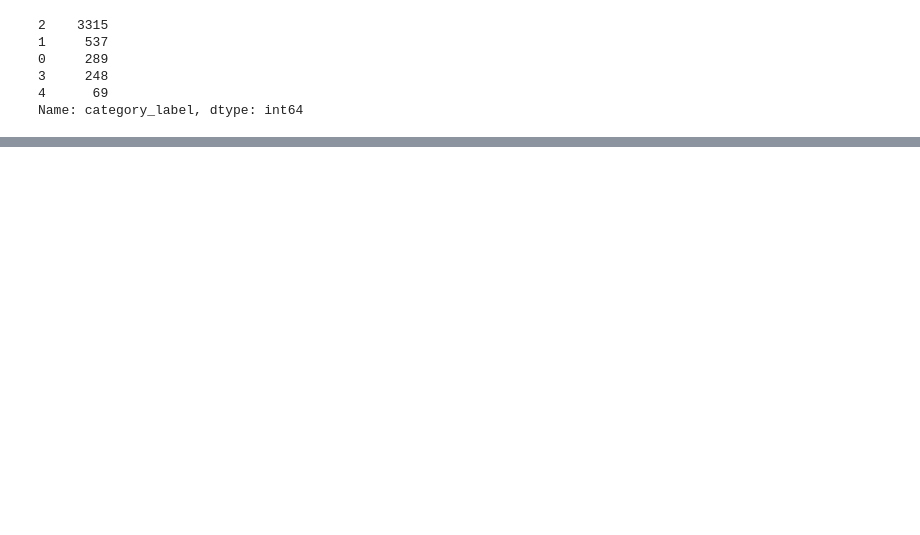
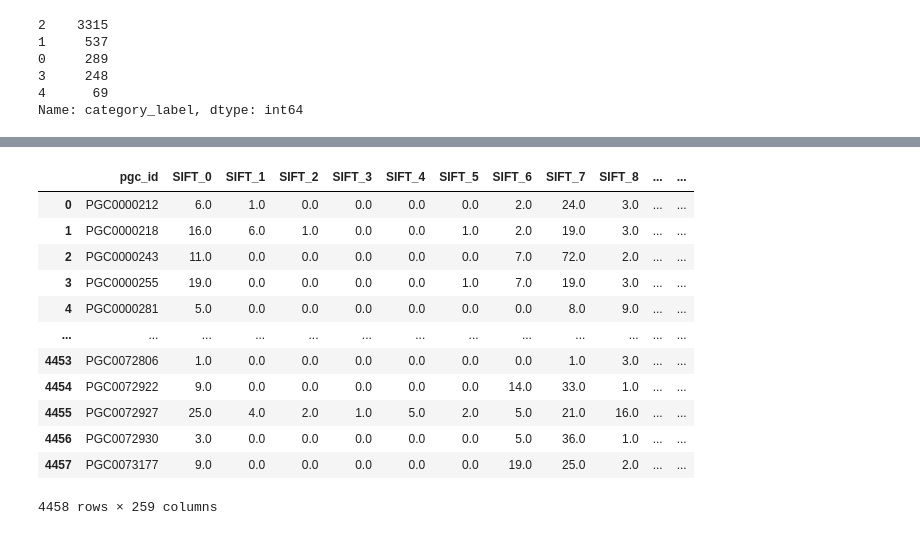
Before and after one commit to frankmaayn/galaxy_computer_vision_with_EFIGI_data, a Jupyter notebook: Notebooks/Data Label Processing.ipynb, the cells around one changed output, grey strips where cells are left out. Cells and saved outputs as stored; diff of their text form; code cells hidden in the pictures; blank space fills up the shorter version.

```diff
--- a/Notebooks/Data Label Processing.ipynb
+++ b/Notebooks/Data Label Processing.ipynb
@@ -92,2 +112,18 @@ feature_data["label"] = efigi_labels.category_label
 # %%
 feature_data.to_csv("EFIGI_SIFT_feature_data.csv", index=False)
+# %%
+feature_data
+# %% [output]
+|  | pgc_id | SIFT_0 | SIFT_1 | SIFT_2 | SIFT_3 | SIFT_4 | SIFT_5 | SIFT_6 | SIFT_7 | SIFT_8 | ... | ... |
+| 0 | PGC0000212 | 6.0 | 1.0 | 0.0 | 0.0 | 0.0 | 0.0 | 2.0 | 24.0 | 3.0 | ... | ... |
+| 1 | PGC0000218 | 16.0 | 6.0 | 1.0 | 0.0 | 0.0 | 1.0 | 2.0 | 19.0 | 3.0 | ... | ... |
+| 2 | PGC0000243 | 11.0 | 0.0 | 0.0 | 0.0 | 0.0 | 0.0 | 7.0 | 72.0 | 2.0 | ... | ... |
+| 3 | PGC0000255 | 19.0 | 0.0 | 0.0 | 0.0 | 0.0 | 1.0 | 7.0 | 19.0 | 3.0 | ... | ... |
+| 4 | PGC0000281 | 5.0 | 0.0 | 0.0 | 0.0 | 0.0 | 0.0 | 0.0 | 8.0 | 9.0 | ... | ... |
+| ... | ... | ... | ... | ... | ... | ... | ... | ... | ... | ... | ... | ... |
+| 4453 | PGC0072806 | 1.0 | 0.0 | 0.0 | 0.0 | 0.0 | 0.0 | 0.0 | 1.0 | 3.0 | ... | ... |
+| 4454 | PGC0072922 | 9.0 | 0.0 | 0.0 | 0.0 | 0.0 | 0.0 | 14.0 | 33.0 | 1.0 | ... | ... |
+| 4455 | PGC0072927 | 25.0 | 4.0 | 2.0 | 1.0 | 5.0 | 2.0 | 5.0 | 21.0 | 16.0 | ... | ... |
+| 4456 | PGC0072930 | 3.0 | 0.0 | 0.0 | 0.0 | 0.0 | 0.0 | 5.0 | 36.0 | 1.0 | ... | ... |
+| 4457 | PGC0073177 | 9.0 | 0.0 | 0.0 | 0.0 | 0.0 | 0.0 | 19.0 | 25.0 | 2.0 | ... | ... |
+4458 rows × 259 columns
```
Also changed, not shown: parts of 6 cells of this notebook, 7 other files.
